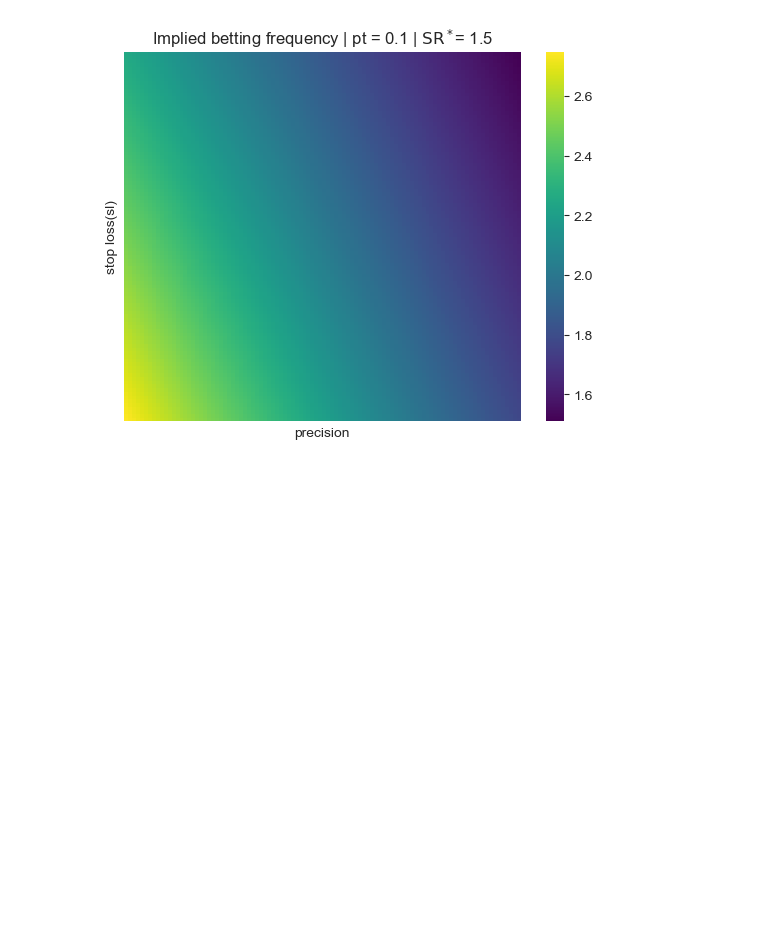
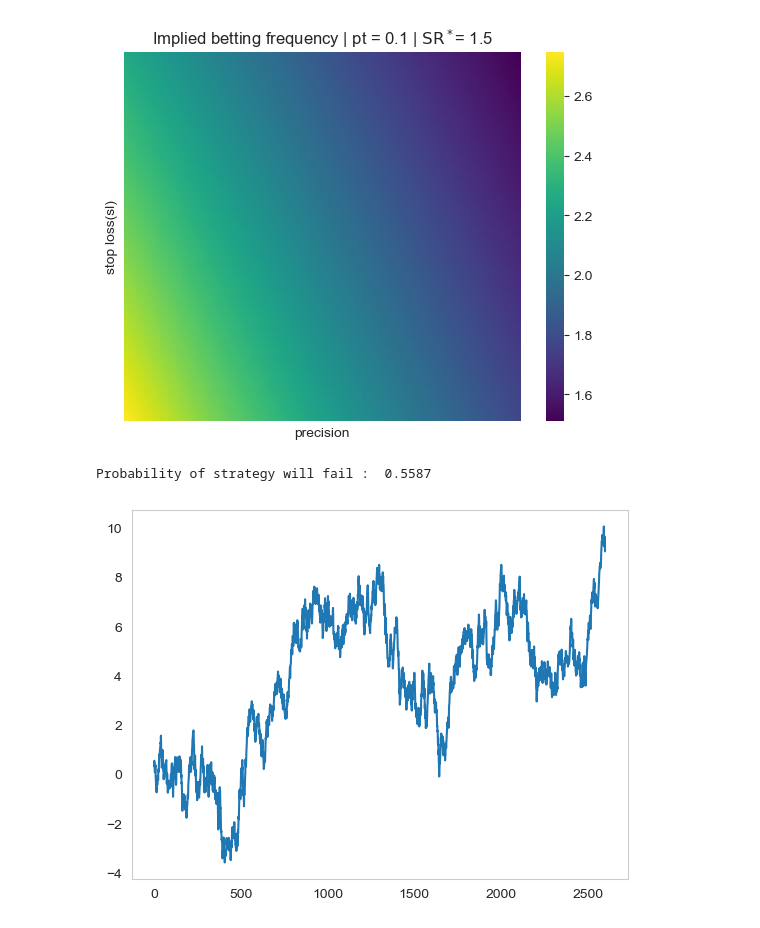
Before and after one commit to Tommylee1013/FinancialMachineLearning, a Jupyter notebook: Notes/Backtest/UnderstadingOfStrategyRisk.ipynb, the cells around one changed output. Drawn from its saved outputs; the diff is of its cells as text; code cells hidden in the pictures; blank space fills up the shorter version.

```diff
--- a/Notes/Backtest/UnderstadingOfStrategyRisk.ipynb
+++ b/Notes/Backtest/UnderstadingOfStrategyRisk.ipynb
@@ -111,3 +111,8 @@ plt.title(r"Implied betting frequency | pt = 0.1 | $\mathrm{SR}^*$= 1.5")
 plt.show()
 # %% [output]
 [figure]
+# %%
+mu1, mu2, sigma1, sigma2, prob1, nObs = 0.1, -0.3, 0.15, 0.13, 0.75, 2600
+t_sharpe_ratio, freq = 1.5, 260
+
+ret = mix_gaussians(mu1,mu2,sigma1,sigma2,prob1,nObs)
@@ -113,0 +121,9 @@ plt.show()
+# %%
+print(f"Probability of strategy will fail : {probability_failure : .4f}")
+# %% [output]
+Probability of strategy will fail :  0.5587
+# %%
+plt.plot(ret.cumsum())
+plt.grid(False)
+# %% [output]
+[figure, added]
```
Also changed, not shown: parts of 6 cells of this notebook, 9 other files.
